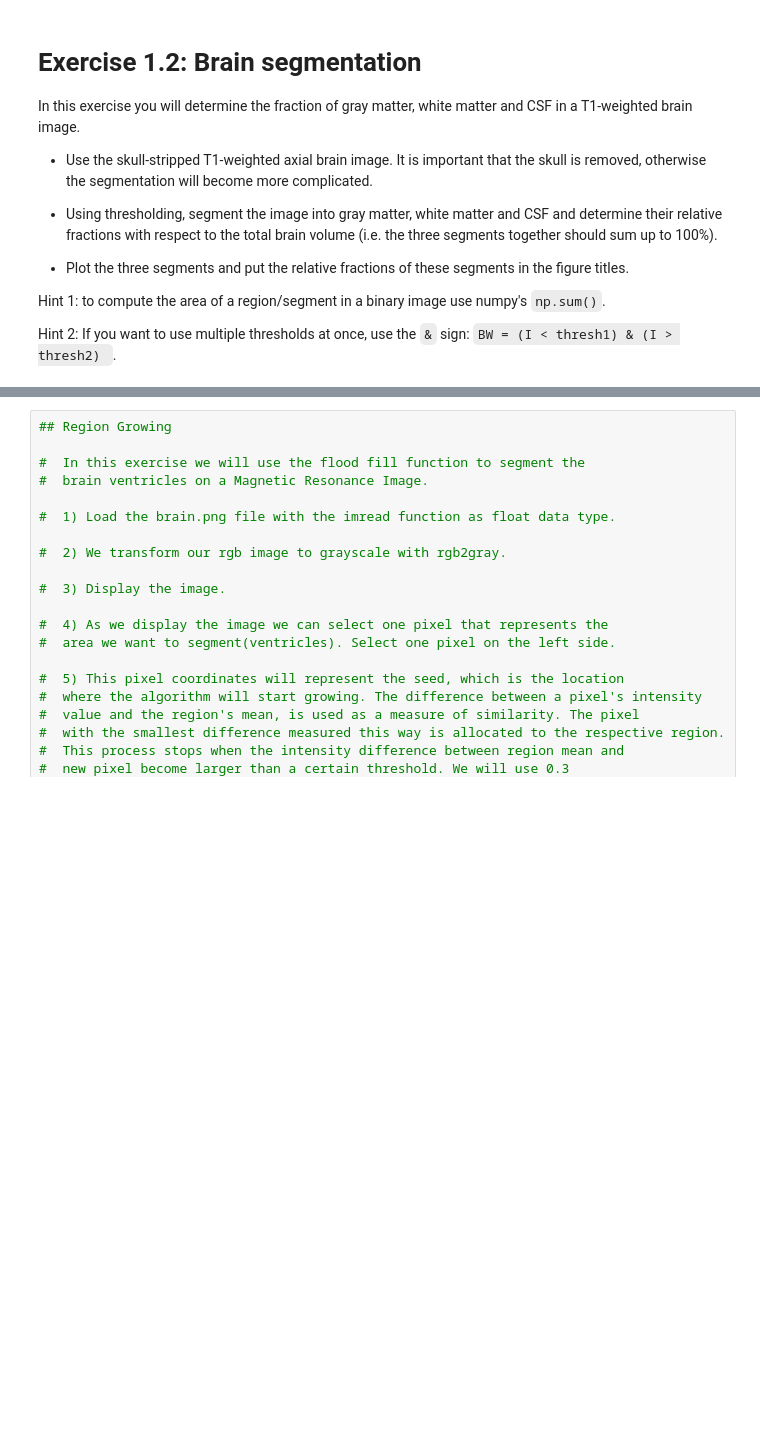
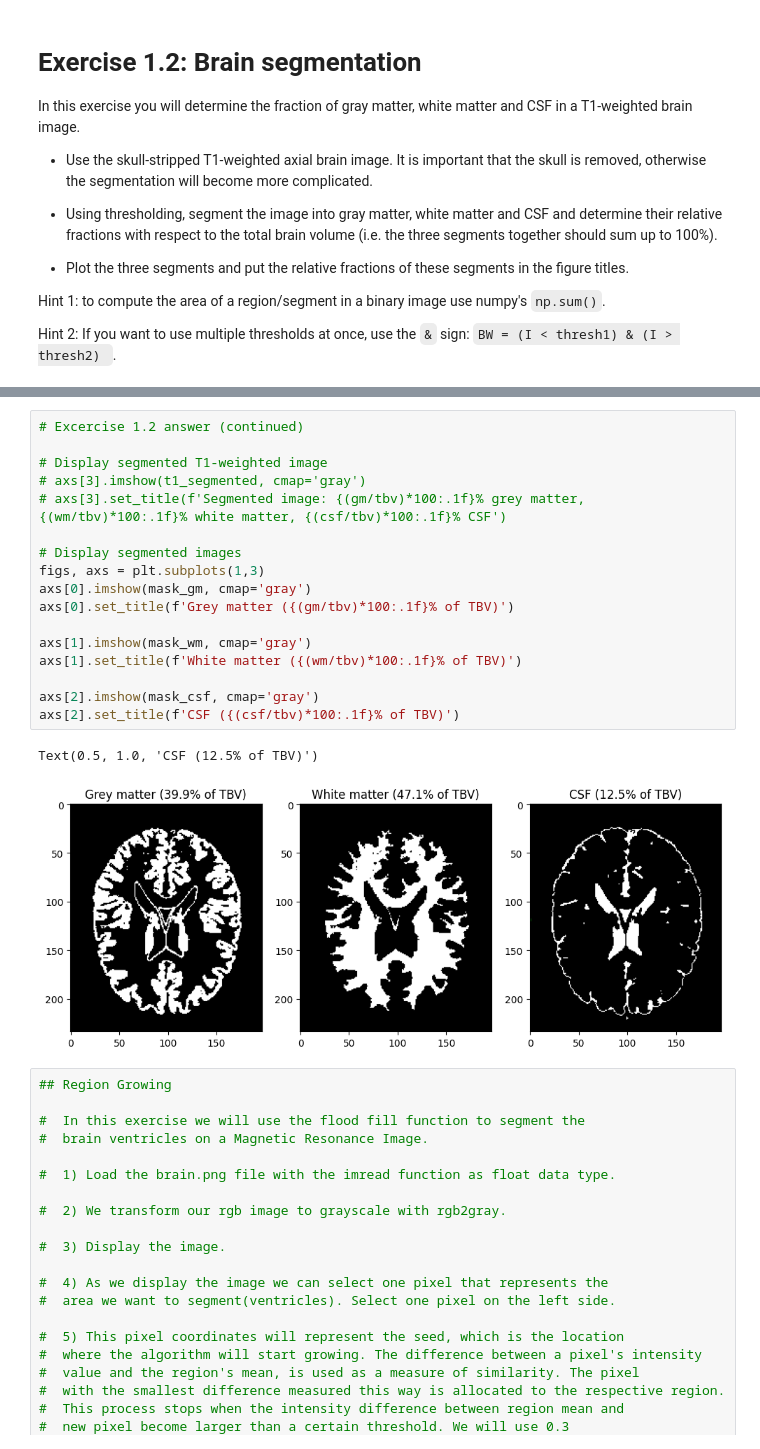
Before and after one commit to crystaljwang/tm11005_aip, a Jupyter notebook: AIP_Segmentation1.ipynb, the cells around one changed output, grey strips where cells are left out. Drawn from its saved outputs; the diff is of its cells as text; blank space fills up the shorter version.

```diff
--- a/AIP_Segmentation1.ipynb
+++ b/AIP_Segmentation1.ipynb
@@ -318,3 +360,23 @@ matter and CSF in a T1-weighted brain image.
+# %%
+# Excercise 1.2 answer (continued)
+
+# Display segmented T1-weighted image
+# axs[3].imshow(t1_segmented, cmap='gray')
+# axs[3].set_title(f'Segmented image: {(gm/tbv)*100:.1f}% grey matter, {(wm/tbv)*100:.1f}% white matter, {(csf/tbv)*100:.1f}% CSF')
+
+# Display segmented images
+figs, axs = plt.subplots(1,3)
+axs[0].imshow(mask_gm, cmap='gray')
+axs[0].set_title(f'Grey matter ({(gm/tbv)*100:.1f}% of TBV)')
+
+axs[1].imshow(mask_wm, cmap='gray')
+axs[1].set_title(f'White matter ({(wm/tbv)*100:.1f}% of TBV)')
+
+axs[2].imshow(mask_csf, cmap='gray')
+axs[2].set_title(f'CSF ({(csf/tbv)*100:.1f}% of TBV)')
+# %% [output]
+Text(0.5, 1.0, 'CSF (12.5% of TBV)')
+[figure, added]
 # %%
 ## Region Growing
 
```
Also changed, not shown: parts of 4 cells of this notebook.
